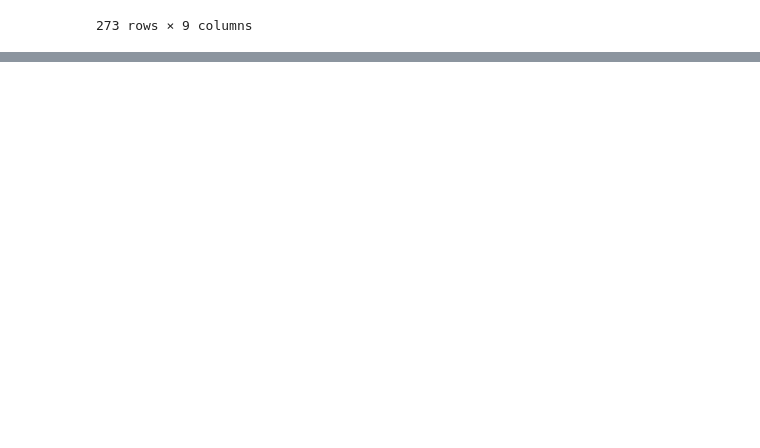
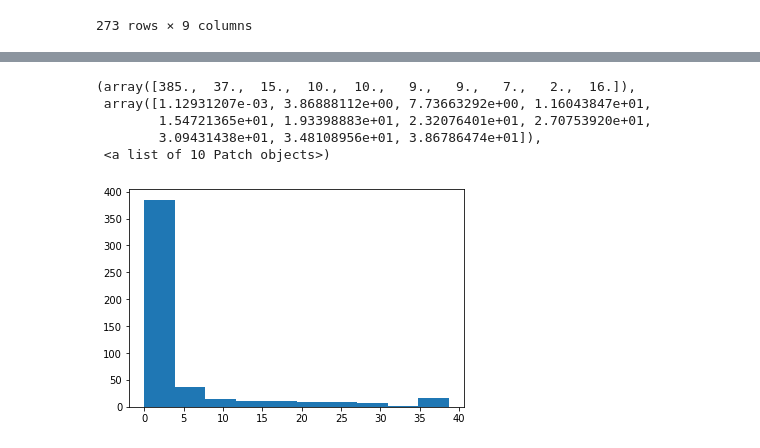
Before and after one commit to ssajous/europa-cycloids, a Jupyter notebook: src/Sample.ipynb, the cells around one changed output, grey strips where cells are left out. Saved outputs shown, nothing was run; the diff lists cells and outputs as text; code cells hidden in the pictures; blank space fills up the shorter version.

```diff
--- a/src/Sample.ipynb
+++ b/src/Sample.ipynb
@@ -1320,0 +1296,11 @@ array([[  1.        , 148.63      , -63.48      , 298.34569362,
+# %%
+error = fitting.find_heading_error(all_curves, all_stress)
+# %%
+plt.hist(error['deltaHeading'])
+# %% [output]
+(array([385.,  37.,  15.,  10.,  10.,   9.,   9.,   7.,   2.,  16.]),
+ array([1.12931207e-03, 3.86888112e+00, 7.73663292e+00, 1.16043847e+01,
+        1.54721365e+01, 1.93398883e+01, 2.32076401e+01, 2.70753920e+01,
+        3.09431438e+01, 3.48108956e+01, 3.86786474e+01]),
+ <a list of 10 Patch objects>)
+[figure, added]
```
Also changed, not shown: parts of 39 cells of this notebook, 4 other files.
